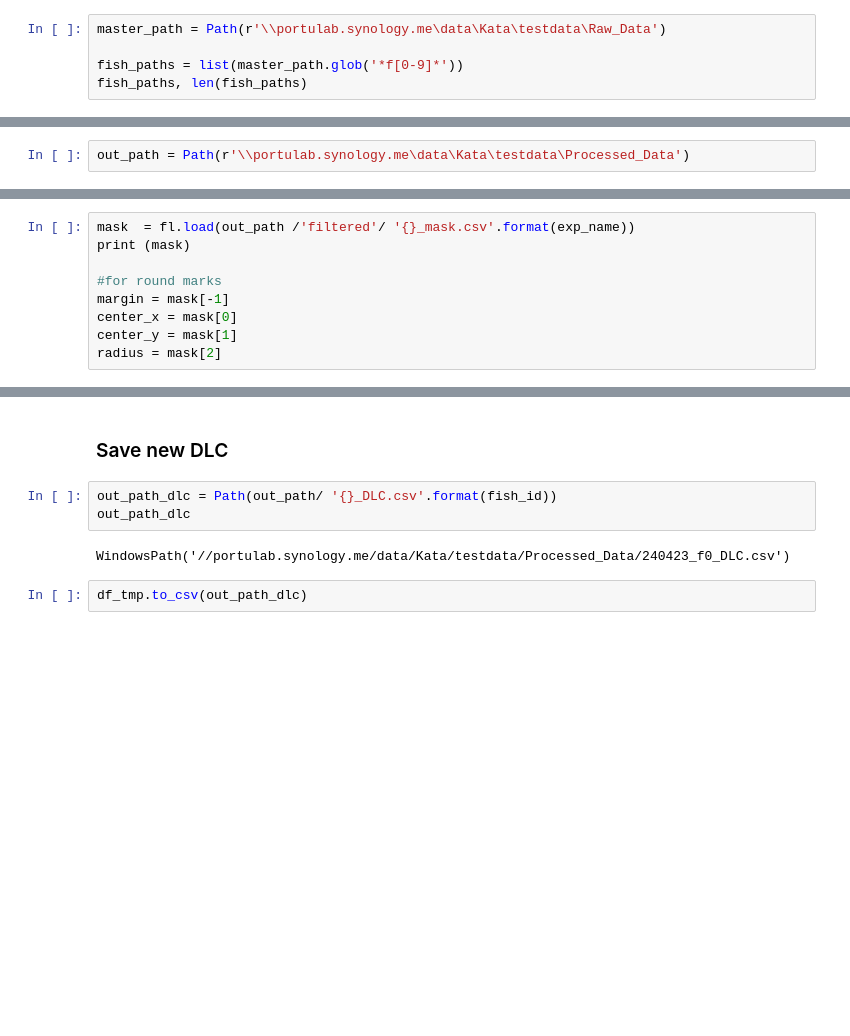
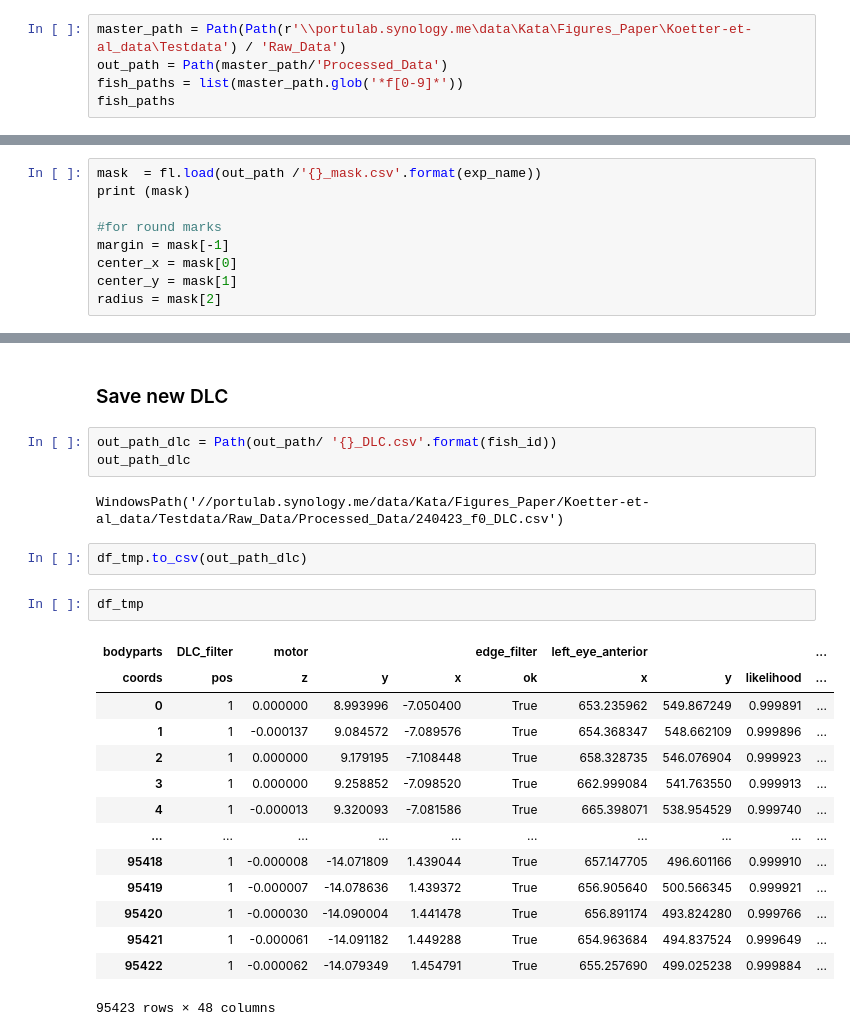
Before and after one commit to kkoetter/Koetter-et-al-fin, a Jupyter notebook: data_extraction_testdata/00_preprocessing/01_1_filtering_DLC.ipynb, the cells around one changed output, grey strips where cells are left out. Drawn from its saved outputs; the diff is of its cells as text; blank space fills up the shorter version.

```diff
--- a/data_extraction_testdata/00_preprocessing/01_1_filtering_DLC.ipynb
+++ b/data_extraction_testdata/00_preprocessing/01_1_filtering_DLC.ipynb
@@ -52,8 +48,8 @@ def resample(df, df2):
 # %% [markdown]
 ## Read in Data
 # %%
-master_path = Path(r'\\portulab.synology.me\data\Kata\testdata\Raw_Data')
-
+master_path = Path(Path(r'\\portulab.synology.me\data\Kata\Figures_Paper\Koetter-et-al_data\Testdata') / 'Raw_Data')
+out_path = Path(master_path/'Processed_Data')
 fish_paths = list(master_path.glob('*f[0-9]*'))
-fish_paths, len(fish_paths)
+fish_paths
 # %% [output]
@@ -62,5 +57,3 @@ fish_paths, len(fish_paths)
-# %%
-out_path = Path(r'\\portulab.synology.me\data\Kata\testdata\Processed_Data')
 # %%
 fish= 0
 fish_path = fish_paths[fish]
@@ -113,7 +106,7 @@ print (resampled.shape, motor_log.shape, df_dlc.shape)
 # %% [markdown]
 ### Round arena
 # %%
-mask  = fl.load(out_path /'filtered'/ '{}_mask.csv'.format(exp_name))
+mask  = fl.load(out_path /'{}_mask.csv'.format(exp_name))
 print (mask)
 
 #for round marks
@@ -186,6 +179,23 @@ df_tmp.insert(0, ("DLC_filter", "pos"), to_fill)
 out_path_dlc = Path(out_path/ '{}_DLC.csv'.format(fish_id))
 out_path_dlc
 # %% [output]
-WindowsPath('//portulab.synology.me/data/Kata/testdata/Processed_Data/240423_f0_DLC.csv')
+WindowsPath('//portulab.synology.me/data/Kata/Figures_Paper/Koetter-et-al_data/Testdata/Raw_Data/Processed_Data/240423_f0_DLC.csv')
 # %%
 df_tmp.to_csv(out_path_dlc)
+# %%
+df_tmp
+# %% [output]
+| bodyparts | DLC_filter | motor |  |  | edge_filter | left_eye_anterior |  |  | ... |
+| coords | pos | z | y | x | ok | x | y | likelihood | ... |
+| 0 | 1 | 0.000000 | 8.993996 | -7.050400 | True | 653.235962 | 549.867249 | 0.999891 | ... |
+| 1 | 1 | -0.000137 | 9.084572 | -7.089576 | True | 654.368347 | 548.662109 | 0.999896 | ... |
+| 2 | 1 | 0.000000 | 9.179195 | -7.108448 | True | 658.328735 | 546.076904 | 0.999923 | ... |
+| 3 | 1 | 0.000000 | 9.258852 | -7.098520 | True | 662.999084 | 541.763550 | 0.999913 | ... |
+| 4 | 1 | -0.000013 | 9.320093 | -7.081586 | True | 665.398071 | 538.954529 | 0.999740 | ... |
+| ... | ... | ... | ... | ... | ... | ... | ... | ... | ... |
+| 95418 | 1 | -0.000008 | -14.071809 | 1.439044 | True | 657.147705 | 496.601166 | 0.999910 | ... |
+| 95419 | 1 | -0.000007 | -14.078636 | 1.439372 | True | 656.905640 | 500.566345 | 0.999921 | ... |
+| 95420 | 1 | -0.000030 | -14.090004 | 1.441478 | True | 656.891174 | 493.824280 | 0.999766 | ... |
+| 95421 | 1 | -0.000061 | -14.091182 | 1.449288 | True | 654.963684 | 494.837524 | 0.999649 | ... |
+| 95422 | 1 | -0.000062 | -14.079349 | 1.454791 | True | 655.257690 | 499.025238 | 0.999884 | ... |
+95423 rows × 48 columns
```
Also changed, not shown: parts of 5 cells of this notebook, 25 other files.
